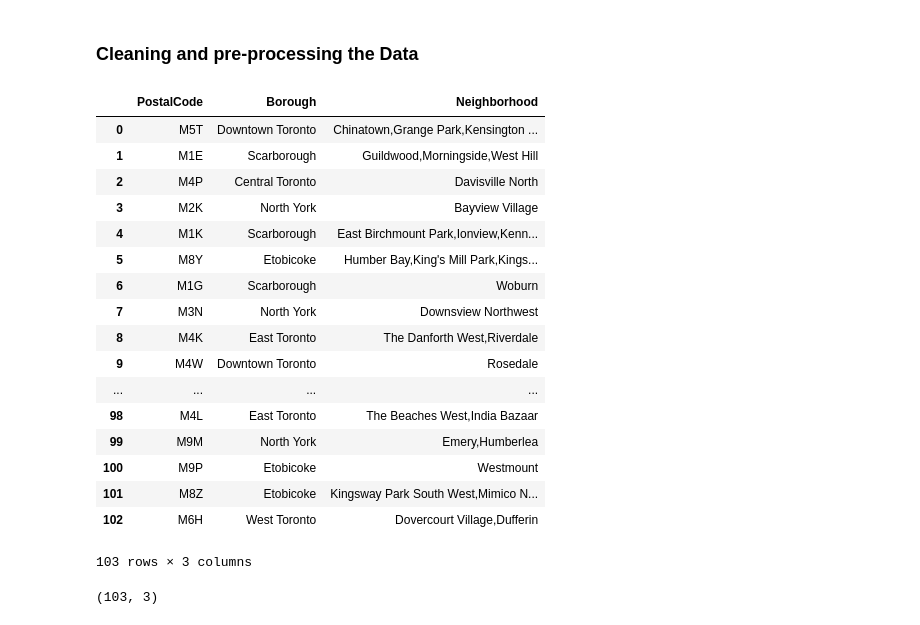
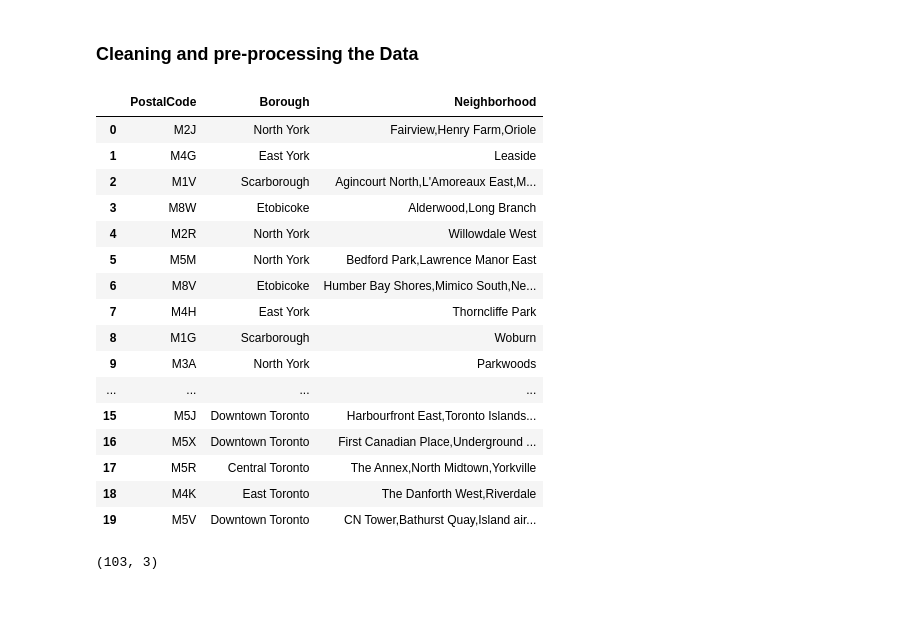
Before and after one commit to MAP2008/GitHub-Example, a Jupyter notebook: Exploring_Toronto_Neighborhoods.ipynb, the cells around one changed output. Drawn from its saved outputs; the diff is of its cells as text; code cells hidden in the pictures.

Commit message:
Toronto Neighborhood Exploration Project

```diff
--- a/Exploring_Toronto_Neighborhoods.ipynb
+++ b/Exploring_Toronto_Neighborhoods.ipynb
@@ -110,41 +59,40 @@ df
 # %%
 #Dropping rows with  Borough = 'Not assigned'
 df = df[df.Borough!= 'Not assigned']
 
 # Resetting the index
 df.index = np.arange(0, len(df))
 
 # Merging rows with same PostalCode
 df = df.groupby(['PostalCode', 'Borough'])['Neighborhood'].apply(list)
 df = df.sample(frac=1).reset_index()
 df['Neighborhood']= df['Neighborhood'].str.join(',')
 
 # removing unwanted |n's at end of Neighborhood values which showed up after running the groupby command
 df['Neighborhood']= df['Neighborhood'].str.replace('\n', '')
 
 # Assigning the value of Borough to Neighborhood if Neighborhood is 'Not assigned'
 df.loc[df['Neighborhood']=='Not assigned', 'Neighborhood'] = df.loc[df['Neighborhood']=='Not assigned', 'Borough']
 
-df
+df.head(20)
 # %% [output]
 |  | PostalCode | Borough | Neighborhood |
-| 0 | M5T | Downtown Toronto | Chinatown,Grange Park,Kensington ... |
-| 1 | M1E | Scarborough | Guildwood,Morningside,West Hill |
-| 2 | M4P | Central Toronto | Davisville North |
-| 3 | M2K | North York | Bayview Village |
-| 4 | M1K | Scarborough | East Birchmount Park,Ionview,Kenn... |
-| 5 | M8Y | Etobicoke | Humber Bay,King's Mill Park,Kings... |
-| 6 | M1G | Scarborough | Woburn |
-| 7 | M3N | North York | Downsview Northwest |
-| 8 | M4K | East Toronto | The Danforth West,Riverdale |
-| 9 | M4W | Downtown Toronto | Rosedale |
+| 0 | M2J | North York | Fairview,Henry Farm,Oriole |
+| 1 | M4G | East York | Leaside |
+| 2 | M1V | Scarborough | Agincourt North,L'Amoreaux East,M... |
+| 3 | M8W | Etobicoke | Alderwood,Long Branch |
+| 4 | M2R | North York | Willowdale West |
+| 5 | M5M | North York | Bedford Park,Lawrence Manor East |
+| 6 | M8V | Etobicoke | Humber Bay Shores,Mimico South,Ne... |
+| 7 | M4H | East York | Thorncliffe Park |
+| 8 | M1G | Scarborough | Woburn |
+| 9 | M3A | North York | Parkwoods |
 | ... | ... | ... | ... |
-| 98 | M4L | East Toronto | The Beaches West,India Bazaar |
-| 99 | M9M | North York | Emery,Humberlea |
-| 100 | M9P | Etobicoke | Westmount |
-| 101 | M8Z | Etobicoke | Kingsway Park South West,Mimico N... |
-| 102 | M6H | West Toronto | Dovercourt Village,Dufferin |
+| 15 | M5J | Downtown Toronto | Harbourfront East,Toronto Islands... |
+| 16 | M5X | Downtown Toronto | First Canadian Place,Underground ... |
+| 17 | M5R | Central Toronto | The Annex,North Midtown,Yorkville |
+| 18 | M4K | East Toronto | The Danforth West,Riverdale |
+| 19 | M5V | Downtown Toronto | CN Tower,Bathurst Quay,Island air... |
-103 rows × 3 columns
 # %%
 df.shape
 # %% [output]
```
Also changed, not shown: parts of 3 cells of this notebook.
